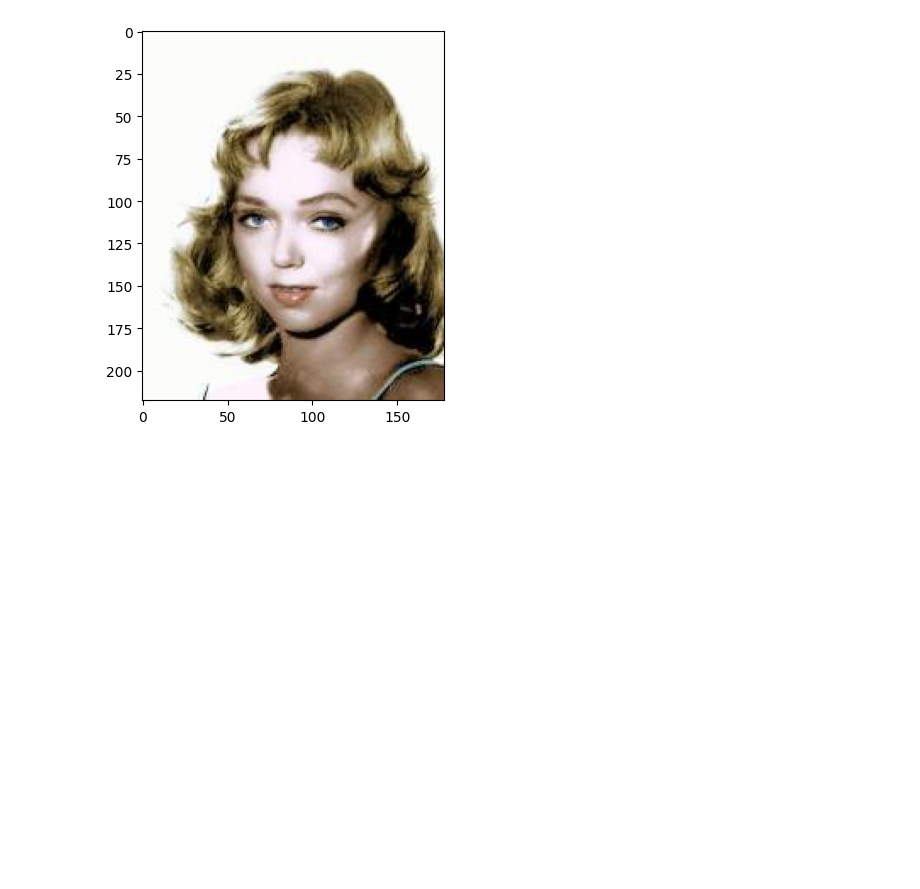
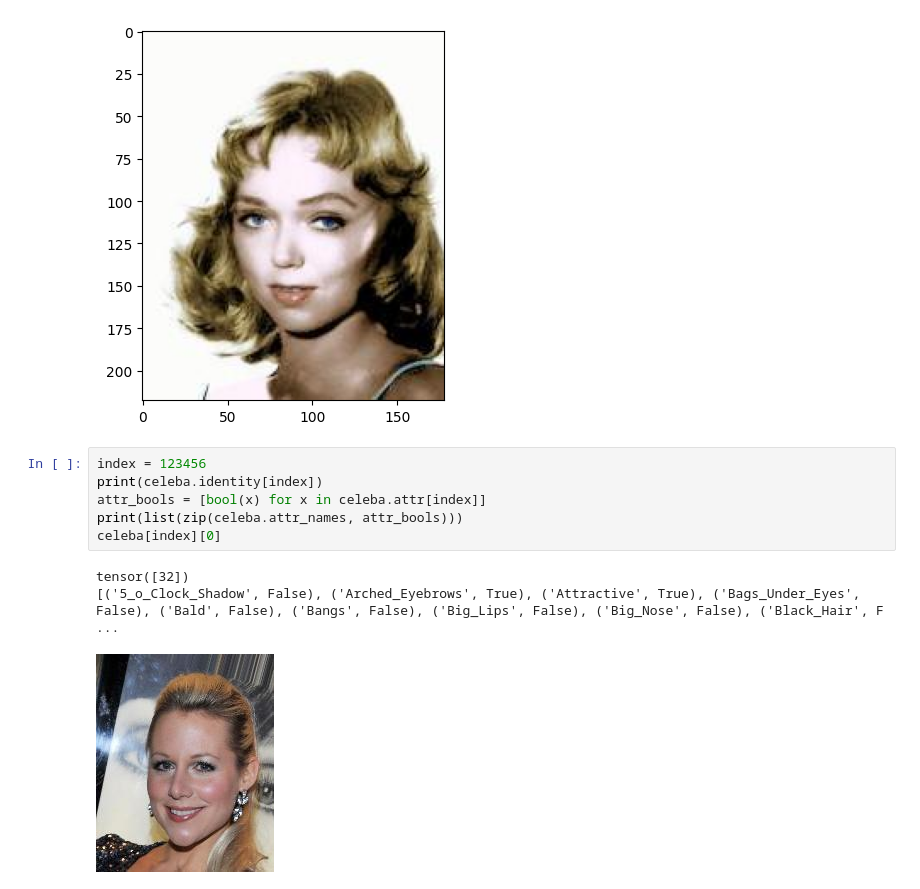
Before and after one commit to Andreasaaj/Facial-Recognition-with-Siamese-Network, a Jupyter notebook: test.ipynb, the cells around one changed output. Saved outputs shown, nothing was run; the diff lists cells and outputs as text; blank space fills up the shorter version.

```diff
--- a/test.ipynb
+++ b/test.ipynb
@@ -15,3 +20,13 @@ plt.imshow(celeba[-1][0])
 plt.show()
 # %% [output]
 [figure]
+# %%
+index = 123456
+print(celeba.identity[index])
+attr_bools = [bool(x) for x in celeba.attr[index]]
+print(list(zip(celeba.attr_names, attr_bools)))
+celeba[index][0]
+# %% [output]
+tensor([32])
+[('5_o_Clock_Shadow', False), ('Arched_Eyebrows', True), ('Attractive', True), ('Bags_Under_Eyes', False), ('Bald', False), ('Bangs', False), ('Big_Lips', False), ('Big_Nose', False), ('Black_Hair', F ...
+[figure, added]
```
Also changed, not shown: parts of 2 cells of this notebook.
